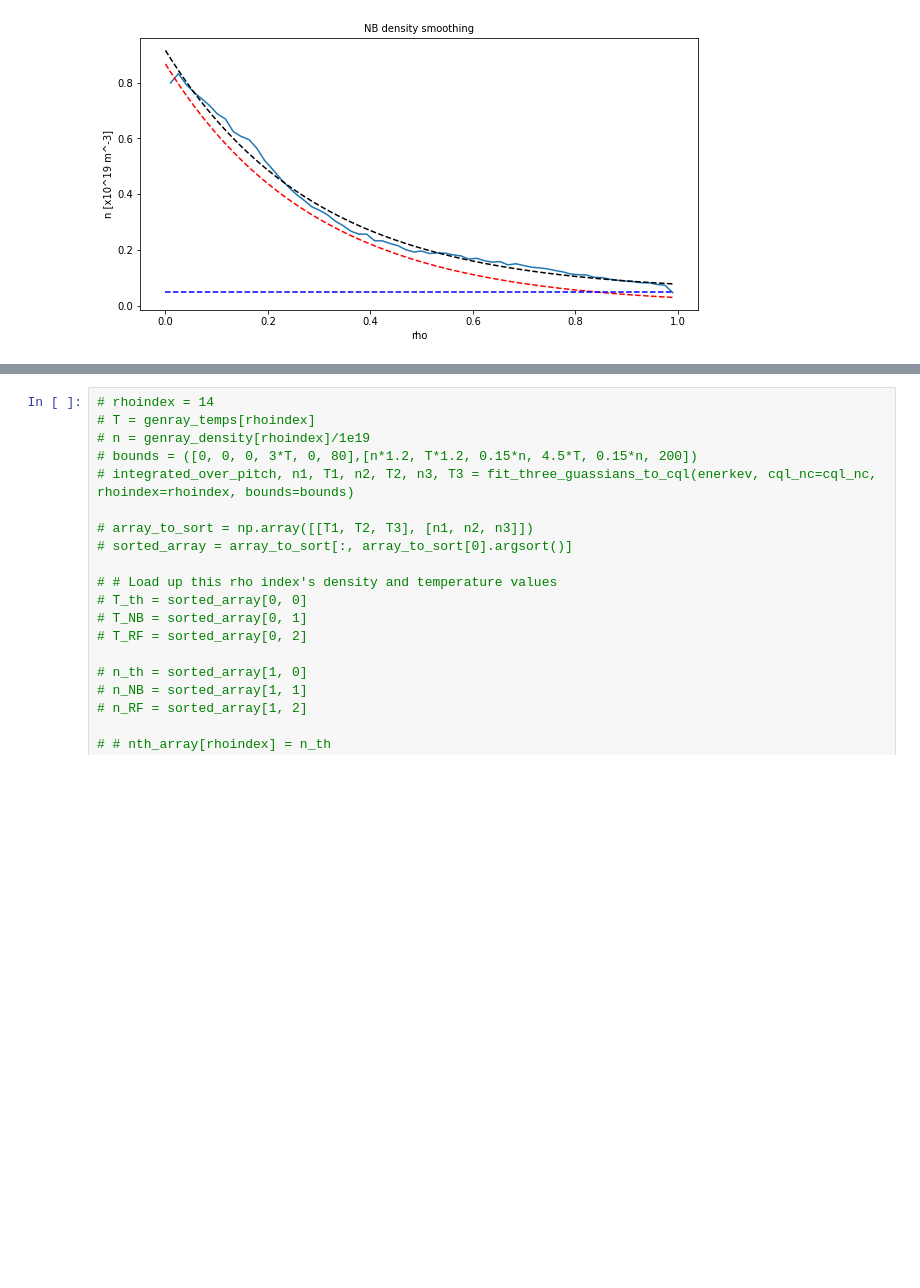
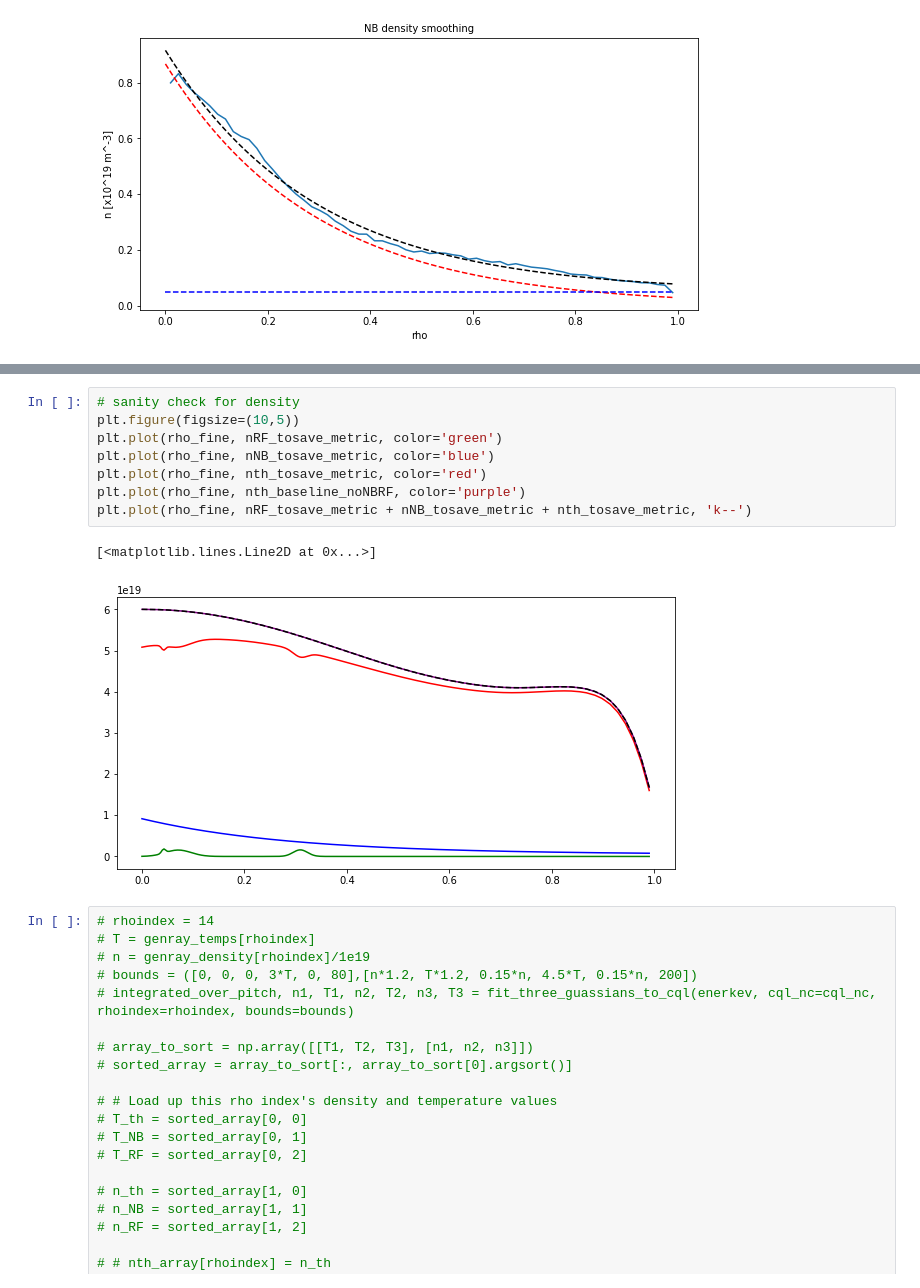
Before and after one commit to vandelij/genray_cql3d_plots, a Jupyter notebook: shots/147634/scan_beam_and_RF/beam_5_RF_testing/make_distrobution.ipynb, the cells around one changed output, grey strips where cells are left out. Saved outputs shown, nothing was run; the diff lists cells and outputs as text; blank space fills up the shorter version.

```diff
--- a/shots/147634/scan_beam_and_RF/beam_5_RF_testing/make_distrobution.ipynb
+++ b/shots/147634/scan_beam_and_RF/beam_5_RF_testing/make_distrobution.ipynb
@@ -1214,3 +1218,14 @@ plt.plot(rho_fine, nth_tosave_metric, color='red')
+# %%
+# sanity check for density
+plt.figure(figsize=(10,5))
+plt.plot(rho_fine, nRF_tosave_metric, color='green')
+plt.plot(rho_fine, nNB_tosave_metric, color='blue')
+plt.plot(rho_fine, nth_tosave_metric, color='red')
+plt.plot(rho_fine, nth_baseline_noNBRF, color='purple')
+plt.plot(rho_fine, nRF_tosave_metric + nNB_tosave_metric + nth_tosave_metric, 'k--')
+# %% [output]
+[<matplotlib.lines.Line2D at 0x...>]
+[figure, added]
 # %%
 # rhoindex = 14
 # T = genray_temps[rhoindex]
```
Also changed, not shown: parts of 2 cells of this notebook.
